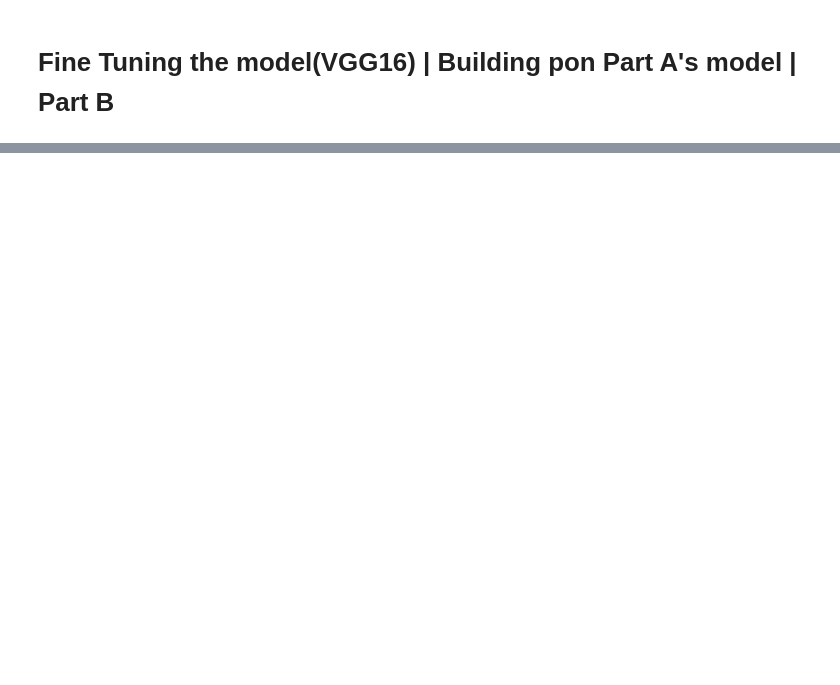
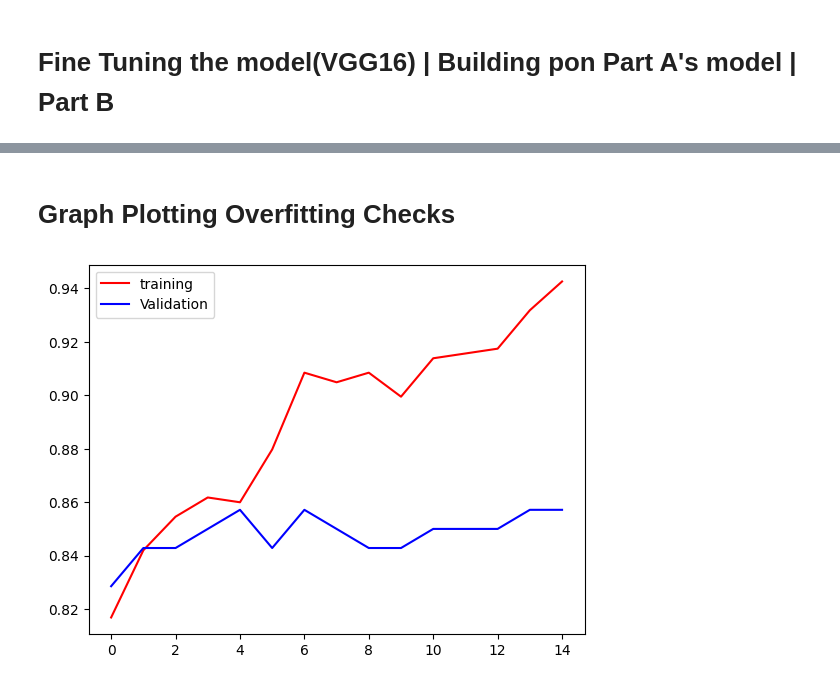
Before and after one commit to Inshalmunaf/Deep_Learning_Project1, a Jupyter notebook: DeepLearning__Project_1.ipynb, the cells around one changed output, grey strips where cells are left out. Cells and saved outputs as stored; diff of their text form; code cells hidden in the pictures; blank space fills up the shorter version.

Commit message:
Plotting of graph for Overfitting - Still present

```diff
--- a/DeepLearning__Project_1.ipynb
+++ b/DeepLearning__Project_1.ipynb
@@ -350,0 +353,9 @@ Epoch 15/15
+# %% [markdown]
+# Graph Plotting Overfitting Checks
+# %%
+plt.plot(history_fine_tune.history['accuracy'] , color = 'red' ,label = 'training')
+plt.plot(history_fine_tune.history['val_accuracy'] , color = 'blue' ,label = 'Validation')
+plt.legend()
+plt.show()
+# %% [output]
+[figure, added]
```
Also changed, not shown: parts of 12 cells of this notebook.
